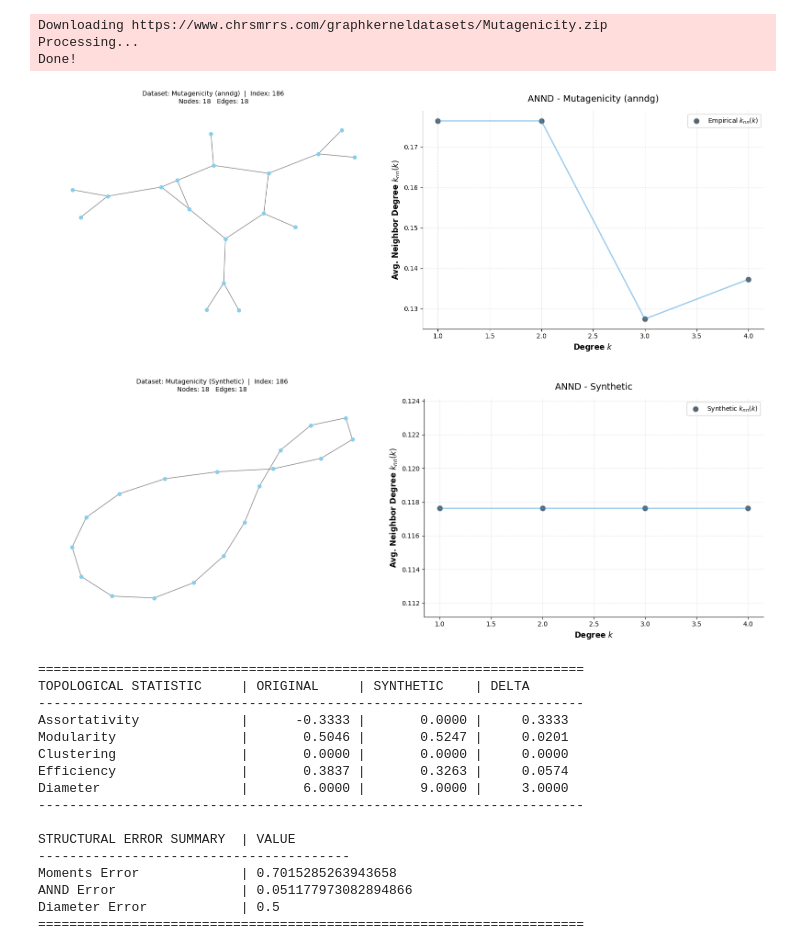
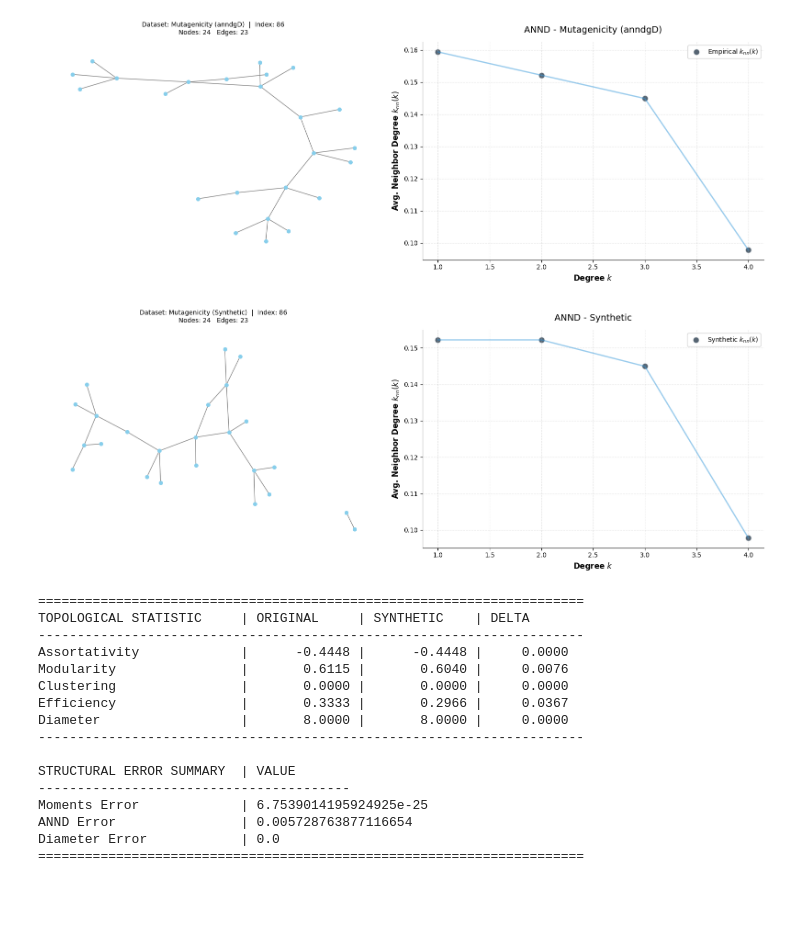
Before and after one commit to Andre1372/syn_bench_gnn, a Jupyter notebook: notebooks/assortativity.ipynb, the cells around one changed output. Drawn from its saved outputs; the diff is of its cells as text; code cells hidden in the pictures; blank space fills up the shorter version.

Commit message:
Complete analysis of generation process only. Add ecc moments generator

```diff
--- a/notebooks/assortativity.ipynb
+++ b/notebooks/assortativity.ipynb
@@ -22,7 +22,7 @@ from notebooks.visualization_utils import plot_graph, plot_annd
 # %%
 DATASET = "Mutagenicity"
 METHOD = "anndg"  # Options: "padma", "anndg", etc.
-IDX = 186
+IDX = 86
 
 try:
     dataset = DatasetPT(PROJECT_ROOT / "data" / DATASET / f"{DATASET}_original.pt")
@@ -31,10 +31,6 @@ except:
 
 GRAPH_NX = pytorch_to_networkx(dataset[IDX])
 GRAPH_IG = networkx_to_igraph(GRAPH_NX)
-# %% [output]
-Downloading https://www.chrsmrrs.com/graphkerneldatasets/Mutagenicity.zip
-Processing...
-Done!
 # %%
 fig, (ax1, ax2) = plt.subplots(1, 2, figsize=(16, 6))
 
@@ -47,7 +43,7 @@ target_stats = analyze_single_graph(GRAPH_IG)
 plt.tight_layout()
 plt.show()
 # %% [output]
-[figure, old version]
+[figure, new version]
 # %%
 # Generate synthetic graph
 rng = np.random.default_rng(seed=None)
@@ -75,48 +71,48 @@ scalar_metrics = ['assortativity', 'modularity', 'clustering', 'efficiency', 'di
 for m in scalar_metrics:
     orig = target_stats.get(m, 0.0)
     synth = obtained_stats.get(m, 0.0)
     delta = abs(orig - synth)
     print(f"{m.capitalize():<25} | {orig:>12.4f} | {synth:>12.4f} | {delta:>10.4f}")
 
 print("-" * 70)
 
 # Structural error computation
 from src.graph_analysis import calculate_moments_error
 
 # Calculate degree sequences for ANND error
 deg_seq_original = np.array(GRAPH_IG.degree())
 deg_seq_synthetic = np.array(GRAPH_SYNTH_IG.degree())
 
 annd_error = calculate_annd_error(
     obtained_annd=obtained_stats['annd'],
     obtained_degree_sequence=deg_seq_synthetic,
     target_annd=target_stats['annd'],
     target_degree_sequence=deg_seq_original
 )
-moments_error = calculate_moments_error(target_stats['normalized_degree_moments'], obtained_stats['normalized_degree_moments'])
+moments_error = calculate_moments_error(obtained_stats['normalized_degree_moments'], target_stats['normalized_degree_moments'])
 diameter_error = abs(obtained_stats['diameter'] - target_stats['diameter']) / target_stats['diameter'] if target_stats['diameter'] > 0 else 0.0
 
 print(f"\n{'STRUCTURAL ERROR SUMMARY':<25} | {'VALUE':<12}")
 print("-" * 40)
 print(f"{'Moments Error':<25} | {moments_error}")
 print(f"{'ANND Error':<25} | {annd_error}")
 print(f"{'Diameter Error':<25} | {diameter_error}")
 print("="*70 + "\n")
 # %% [output]
-[figure, old version]
+[figure, new version]
 ======================================================================
 TOPOLOGICAL STATISTIC     | ORIGINAL     | SYNTHETIC    | DELTA
 ----------------------------------------------------------------------
-Assortativity             |      -0.3333 |       0.0000 |     0.3333
-Modularity                |       0.5046 |       0.5247 |     0.0201
+Assortativity             |      -0.4448 |      -0.4448 |     0.0000
+Modularity                |       0.6115 |       0.6040 |     0.0076
 Clustering                |       0.0000 |       0.0000 |     0.0000
-Efficiency                |       0.3837 |       0.3263 |     0.0574
-Diameter                  |       6.0000 |       9.0000 |     3.0000
+Efficiency                |       0.3333 |       0.2966 |     0.0367
+Diameter                  |       8.0000 |       8.0000 |     0.0000
 ----------------------------------------------------------------------
 
 STRUCTURAL ERROR SUMMARY  | VALUE
 ----------------------------------------
-Moments Error             | 0.7015285263943658
-ANND Error                | 0.051177973082894866
-Diameter Error            | 0.5
+Moments Error             | 6.7539014195924925e-25
+ANND Error                | 0.005728763877116654
+Diameter Error            | 0.0
 ======================================================================
```
Also changed, not shown: 14 other files.
